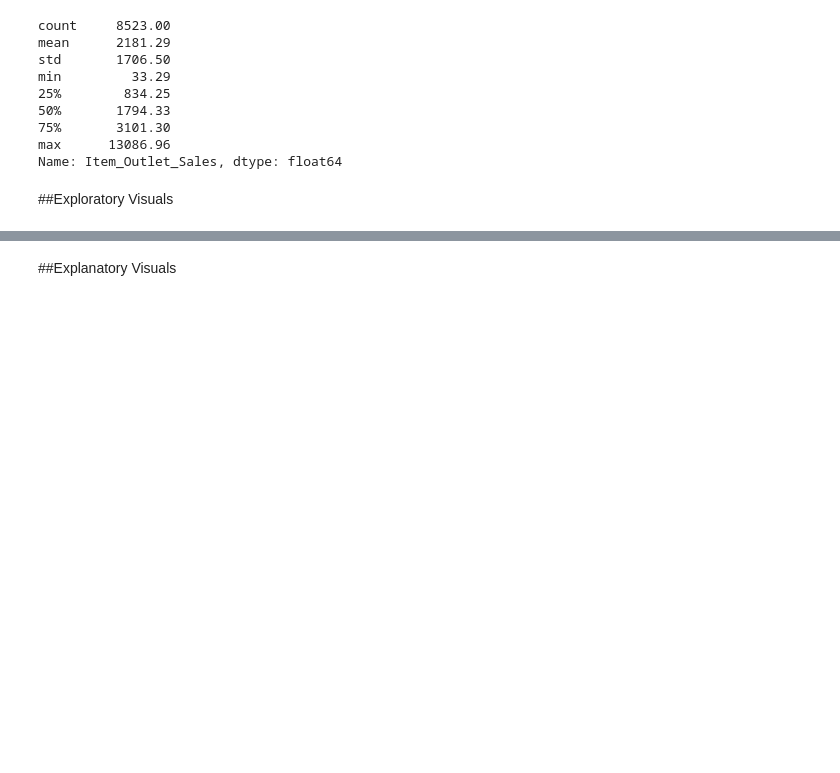
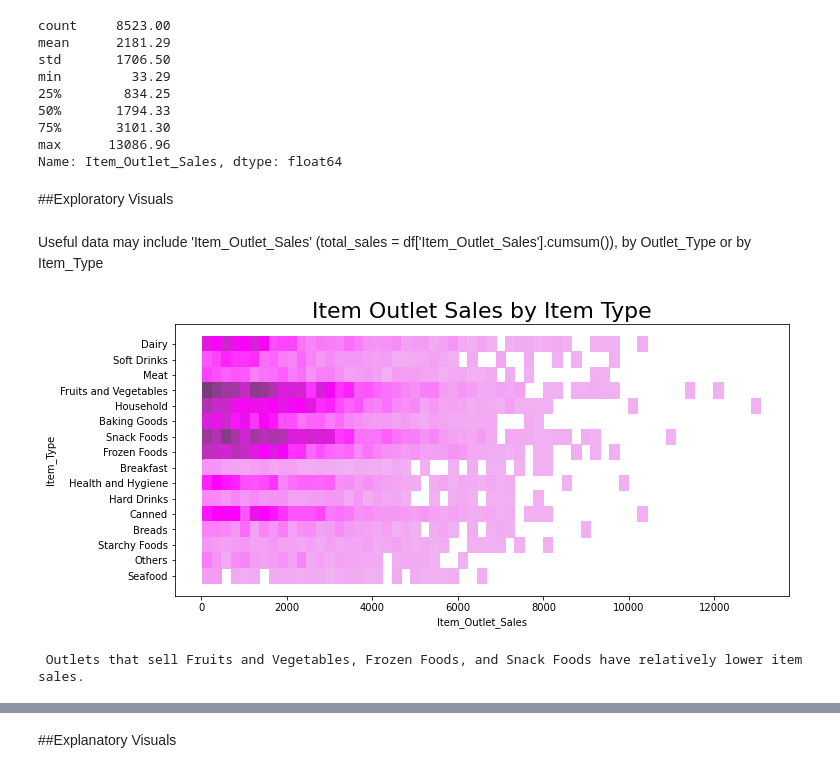
Before and after one commit to craiggossen/Projects, a Jupyter notebook: food_sales_predictions.ipynb, the cells around one changed output, grey strips where cells are left out. Saved outputs shown, nothing was run; the diff lists cells and outputs as text; code cells hidden in the pictures; blank space fills up the shorter version.

```diff
--- a/food_sales_predictions.ipynb
+++ b/food_sales_predictions.ipynb
@@ -277,3 +276,5 @@ max      13086.96
 Name: Item_Outlet_Sales, dtype: float64
 # %% [markdown]
 ##Exploratory Visuals
+# %% [markdown]
+Useful data may include 'Item_Outlet_Sales' (total_sales = df['Item_Outlet_Sales'].cumsum()), by Outlet_Type or by Item_Type
@@ -279,0 +283,14 @@ Name: Item_Outlet_Sales, dtype: float64
+# %%
+f, ax = plt.subplots(figsize=(11, 5))
+sns.histplot(data = df,
+             x = 'Item_Outlet_Sales',
+             y = 'Item_Type',
+             color = 'purple');
+ax.set_title('Item Outlet Sales by Item Type', size = 22)
+
+plt.show()
+
+print('\n Outlets that sell Fruits and Vegetables, Frozen Foods, and Snack Foods have relatively lower item sales.')
+# %% [output]
+[figure, added]
+ Outlets that sell Fruits and Vegetables, Frozen Foods, and Snack Foods have relatively lower item sales.
```
Also changed, not shown: parts of 6 cells of this notebook.
